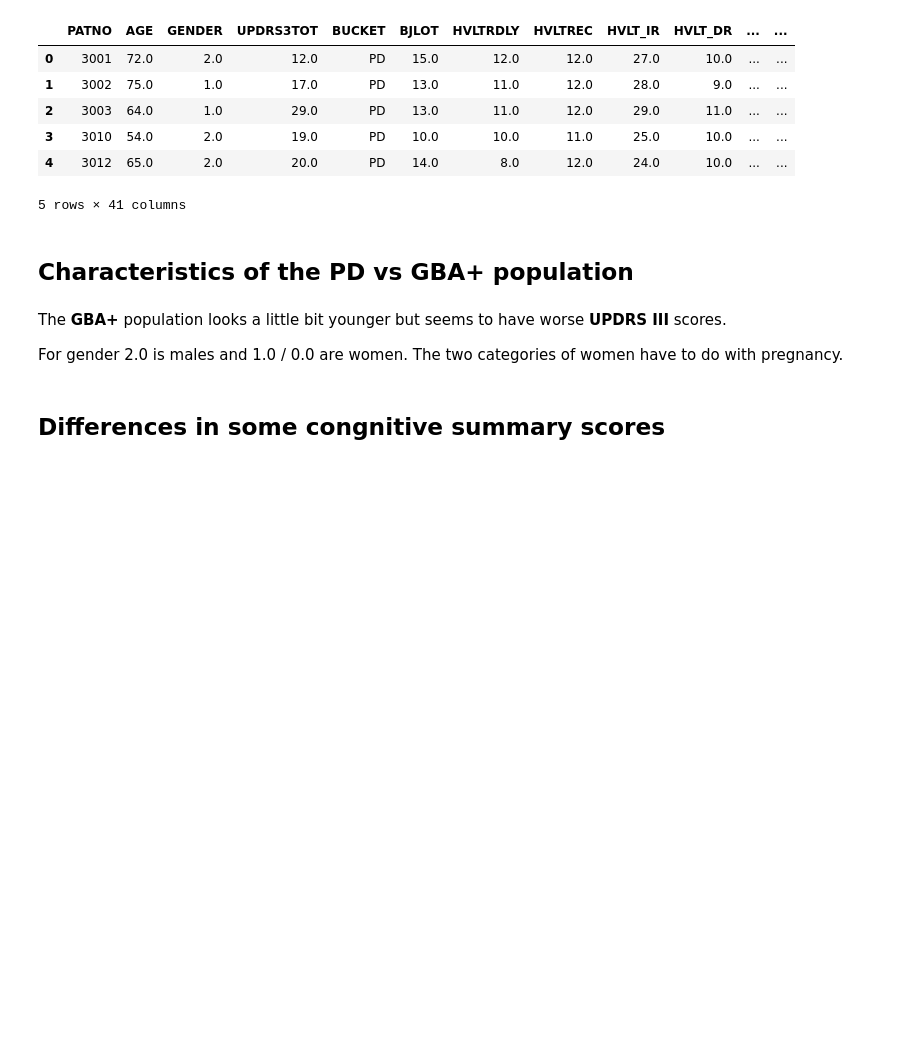
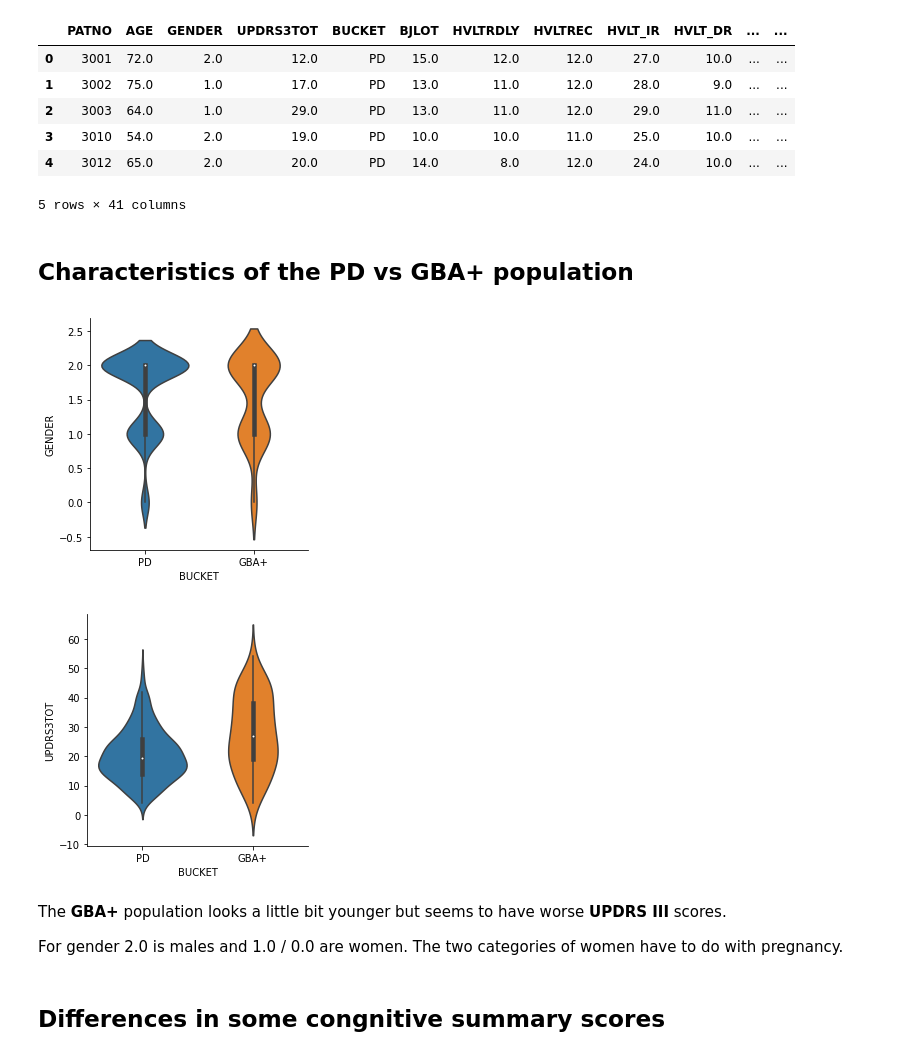
Before and after one commit to sameerd/ppmi, a Jupyter notebook: scripts/python/test_GBA.ipynb, the cells around one changed output. Cells and saved outputs as stored; diff of their text form; code cells hidden in the pictures; blank space fills up the shorter version.

```diff
--- a/scripts/python/test_GBA.ipynb
+++ b/scripts/python/test_GBA.ipynb
@@ -127,6 +127,12 @@ def plot_pair_violin_plot(var):
     plt.show()
 # %% [markdown]
 ## Characteristics of the PD vs GBA+ population
+# %%
+for var in df_pop.columns[2:4]:
+    plot_pair_violin_plot(var)
+# %% [output]
+[figure, added]
+[figure, added]
 # %% [markdown]
 The **GBA+** population looks a little bit younger but seems to have worse **UPDRS III** scores.
 
```
